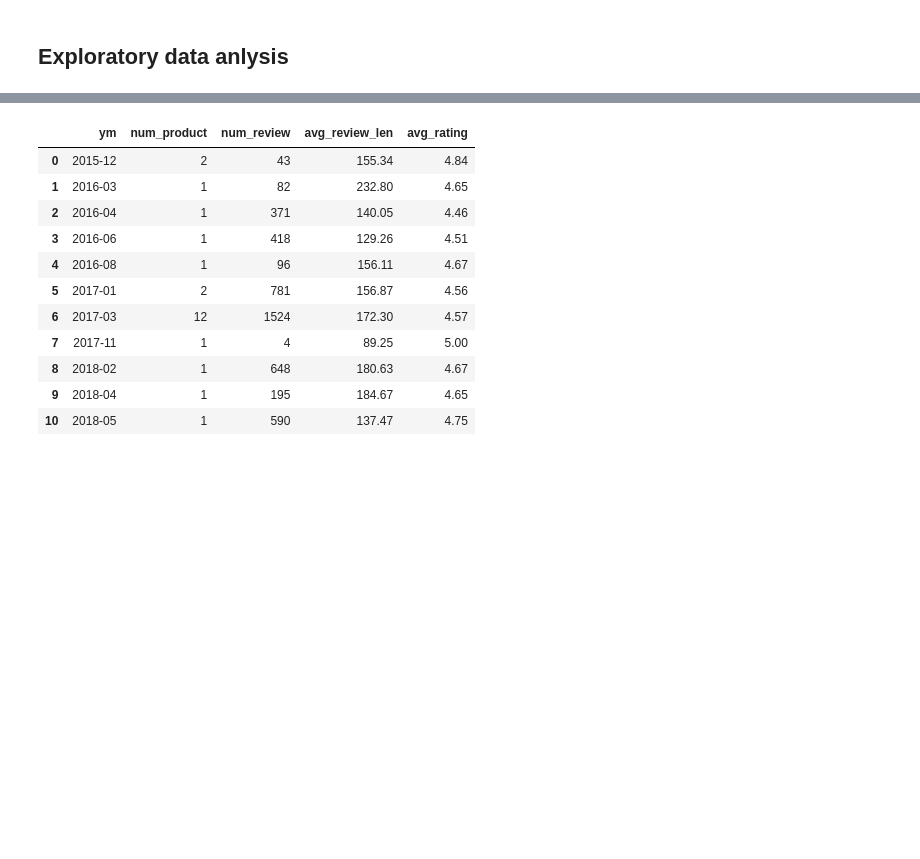
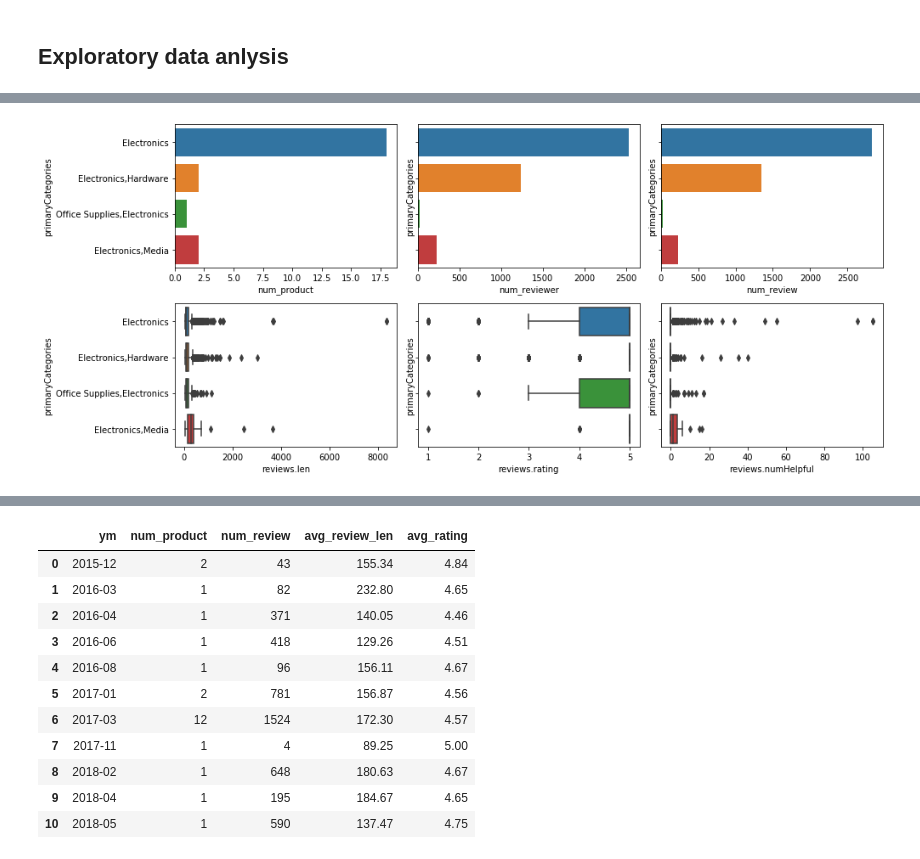
Before and after one commit to xuelin-amy/playground, a Jupyter notebook: consumer-reviews-of-amazon-products/Amazon Product Review Analysis.ipynb, the cells around one changed output, grey strips where cells are left out. Drawn from its saved outputs; the diff is of its cells as text; code cells hidden in the pictures; blank space fills up the shorter version.

```diff
--- a/consumer-reviews-of-amazon-products/Amazon Product Review Analysis.ipynb
+++ b/consumer-reviews-of-amazon-products/Amazon Product Review Analysis.ipynb
@@ -42,0 +123,10 @@ data['dow'] = data.dateAdded.dt.strftime('%a')
+# %%
+res = data.groupby('primaryCategories')\
+    .agg(num_product = pd.NamedAgg('name', pd.Series.nunique),
+         num_reviewer = pd.NamedAgg('reviews.username', pd.Series.nunique),
+         num_review = pd.NamedAgg('reviews.text', pd.Series.nunique),
+         avg_review_len = pd.NamedAgg('reviews.len', lambda i: np.round(np.mean(i),2)),
+         avg_rating = pd.NamedAgg('reviews.rating', lambda i: np.round(np.mean(i),2)),
+         avg_review_helpful = pd.NamedAgg('reviews.numHelpful', lambda i: np.round(np.mean(i),2))
+          )
+res
@@ -42,0 +140,13 @@ data['dow'] = data.dateAdded.dt.strftime('%a')
+# %%
+fig, axs = plt.subplots(2,3, sharey=True)
+fig.set_size_inches(14, 6)
+sns.barplot(res['num_product'],  res.index, ax = axs[0,0])
+sns.barplot(res['num_reviewer'], res.index, ax = axs[0,1])
+sns.barplot(res['num_review'],   res.index, ax = axs[0,2])
+sns.boxplot(data['reviews.len'], data.primaryCategories, ax=axs[1,0])
+sns.boxplot(data['reviews.rating'], data.primaryCategories, ax=axs[1,1])
+sns.boxplot(data['reviews.numHelpful'], data.primaryCategories, ax=axs[1,2])
+plt.tight_layout()
+plt.show()
+# %% [output]
+[figure, added]
```
Also changed, not shown: parts of 49 cells of this notebook, 3 other files.
